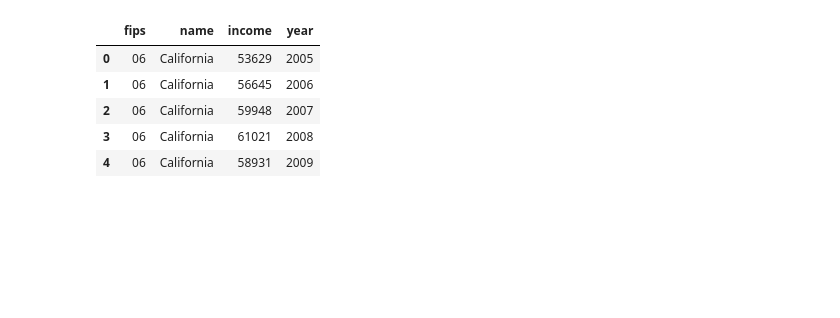
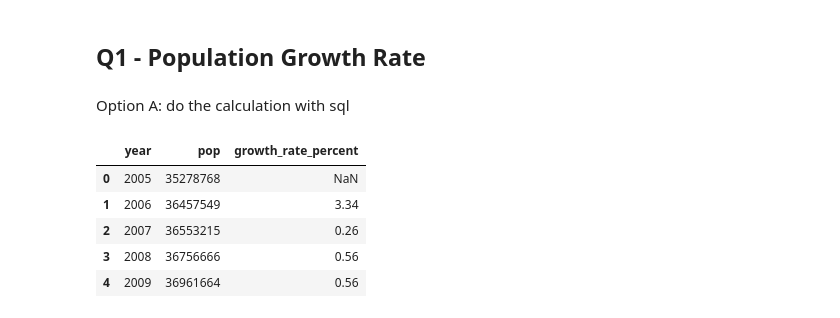
Before and after one commit to connormonsen/IA-340, a Jupyter notebook: lab6.ipynb, the cells around one changed output. Saved outputs shown, nothing was run; the diff lists cells and outputs as text; code cells hidden in the pictures; blank space fills up the shorter version.

```diff
--- a/lab6.ipynb
+++ b/lab6.ipynb
@@ -32,6 +34,28 @@ conn = psycopg2.connect(host=get_secret('postgresql')['host'],
                       dbname=get_secret('postgresql')['engine'])
 
 cur = conn.cursor()
+# %% [markdown]
+## Q1 - Population Growth Rate
+# %% [markdown]
+Option A: do the calculation with sql
+# %%
+q1_sql = """
+SELECT
+    year,
+    pop,
+    ROUND(
+        100.0 * (pop - LAG(pop) OVER (ORDER BY year)) / LAG(pop) OVER (ORDER BY year),
+        2
+    ) AS growth_rate_percent
+FROM
+    population p
+JOIN
+    name n ON p.fips = n.fips
+WHERE
+    n.name = 'California'
+ORDER BY
+    year;
+    """
 # %%
 sql = """
      select * from name_income
@@ -40,12 +64,12 @@ sql = """
 # %%
 import pandas as pd
 
-ca_df = pd.read_sql(sql, con=conn)
-ca_df.head() #show the top 5 rows
+q1_df = pd.read_sql(q1_sql, con=conn)
+q1_df.head() #show the top 5 rows
 # %% [output]
-|  | fips | name | income | year |
-| 0 | 06 | California | 53629 | 2005 |
-| 1 | 06 | California | 56645 | 2006 |
-| 2 | 06 | California | 59948 | 2007 |
-| 3 | 06 | California | 61021 | 2008 |
-| 4 | 06 | California | 58931 | 2009 |
+|  | year | pop | growth_rate_percent |
+| 0 | 2005 | 35278768 | NaN |
+| 1 | 2006 | 36457549 | 3.34 |
+| 2 | 2007 | 36553215 | 0.26 |
+| 3 | 2008 | 36756666 | 0.56 |
+| 4 | 2009 | 36961664 | 0.56 |
```
Also changed, not shown: parts of 26 cells of this notebook.
